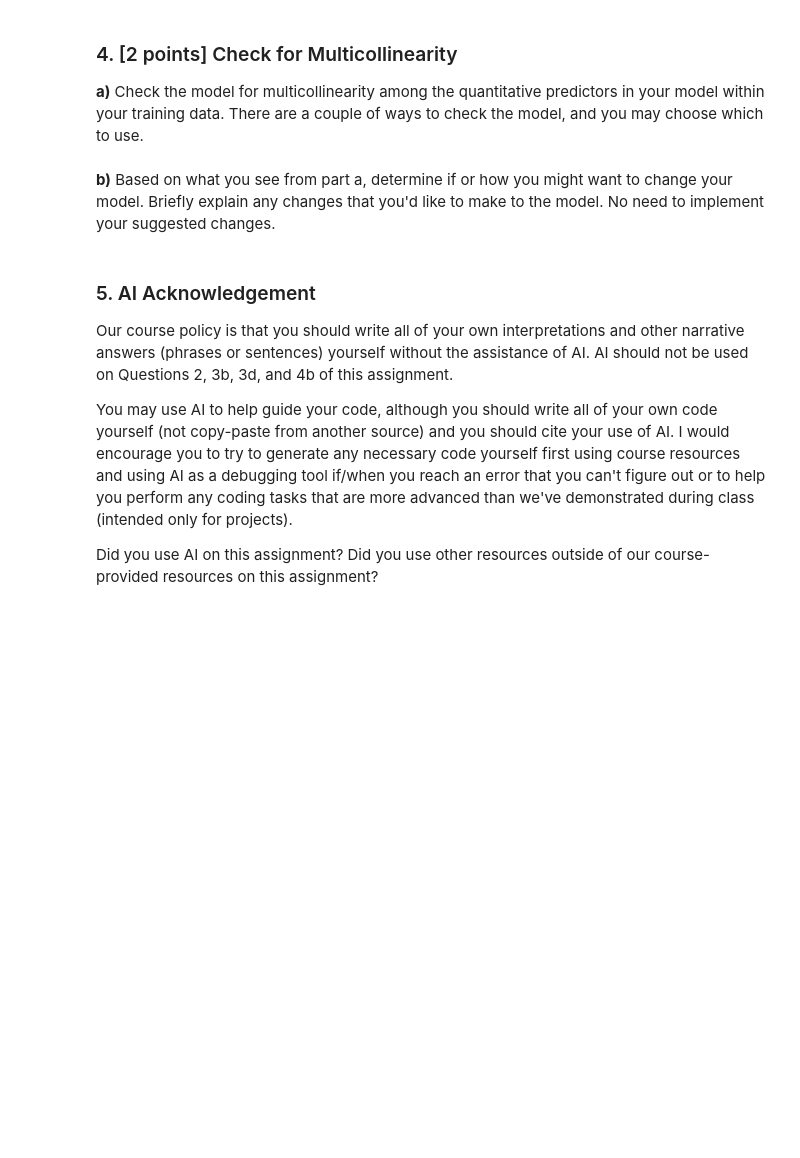
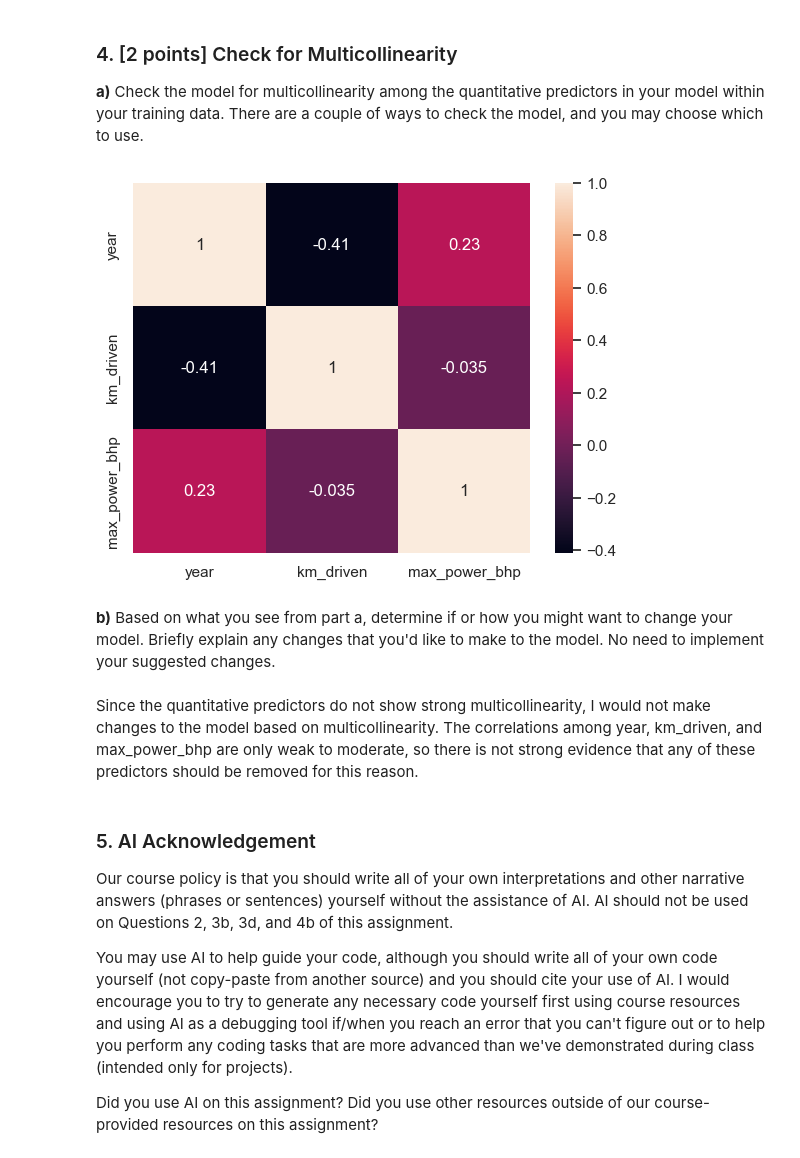
Before and after one commit to MatthewMandhyan/Stat207_clone, a Jupyter notebook: lab_10/lab_10.ipynb, the cells around one changed output. Cells and saved outputs as stored; diff of their text form; code cells hidden in the pictures; blank space fills up the shorter version.

```diff
--- a/lab_10/lab_10.ipynb
+++ b/lab_10/lab_10.ipynb
@@ -158,8 +185,16 @@ For this question, we will explore if our model is appropriate for the data.
 ### 4. [2 points] Check for Multicollinearity
 
 **a)** Check the model for multicollinearity among the quantitative predictors in your model within your training data.  There are a couple of ways to check the model, and you may choose which to use.
+# %%
+train_df[['year', 'km_driven', 'max_power_bhp']].corr()
+sns.heatmap(train_df[['year', 'km_driven', 'max_power_bhp']].corr(), annot=True)
+plt.show()
+# %% [output]
+[figure, added]
 # %% [markdown]
 **b)** Based on what you see from part a, determine if or how you might want to change your model.  Briefly explain any changes that you'd like to make to the model.  No need to implement your suggested changes.
+# %% [markdown]
+Since the quantitative predictors do not show strong multicollinearity, I would not make changes to the model based on multicollinearity. The correlations among year, km_driven, and max_power_bhp are only weak to moderate, so there is not strong evidence that any of these predictors should be removed for this reason.
 # %% [markdown]
 ### 5. AI Acknowledgement
 
```
Also changed, not shown: parts of 12 cells of this notebook.
